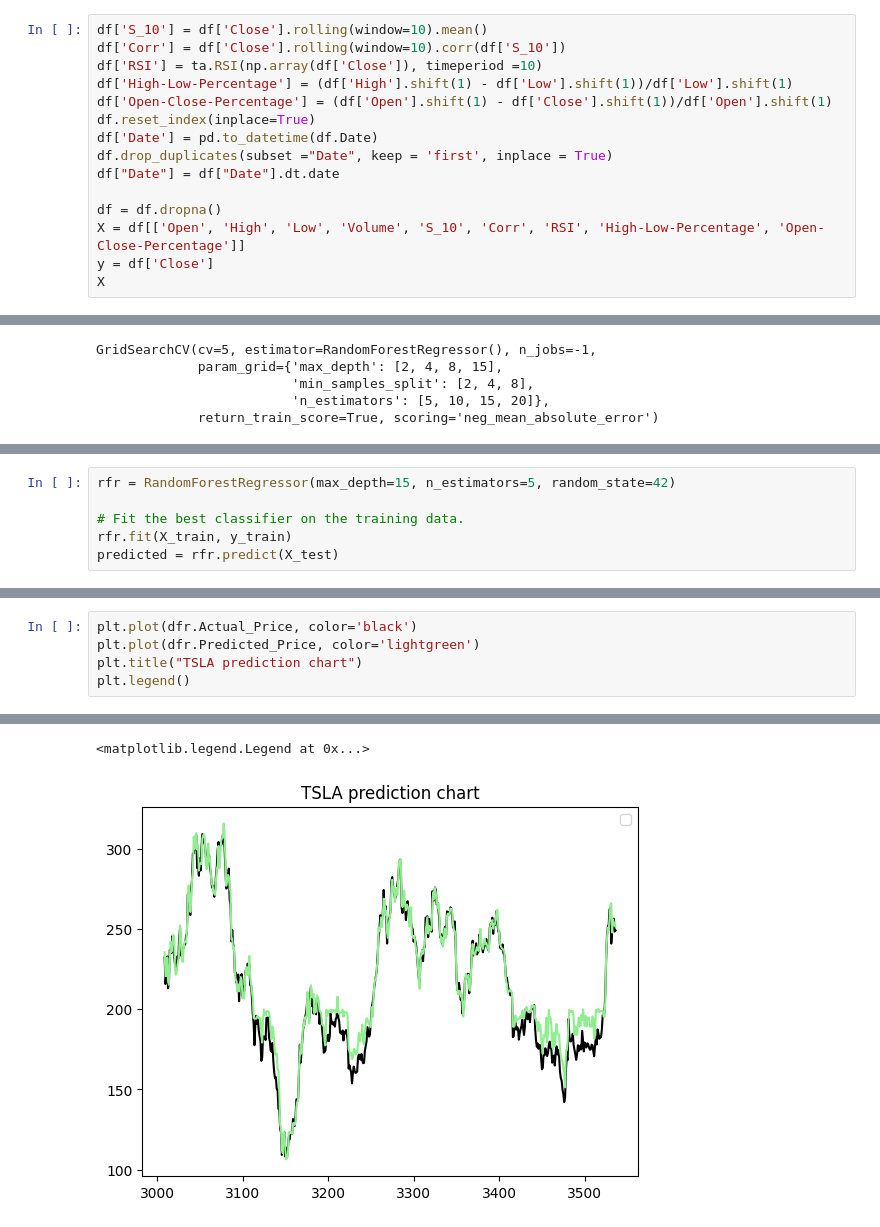
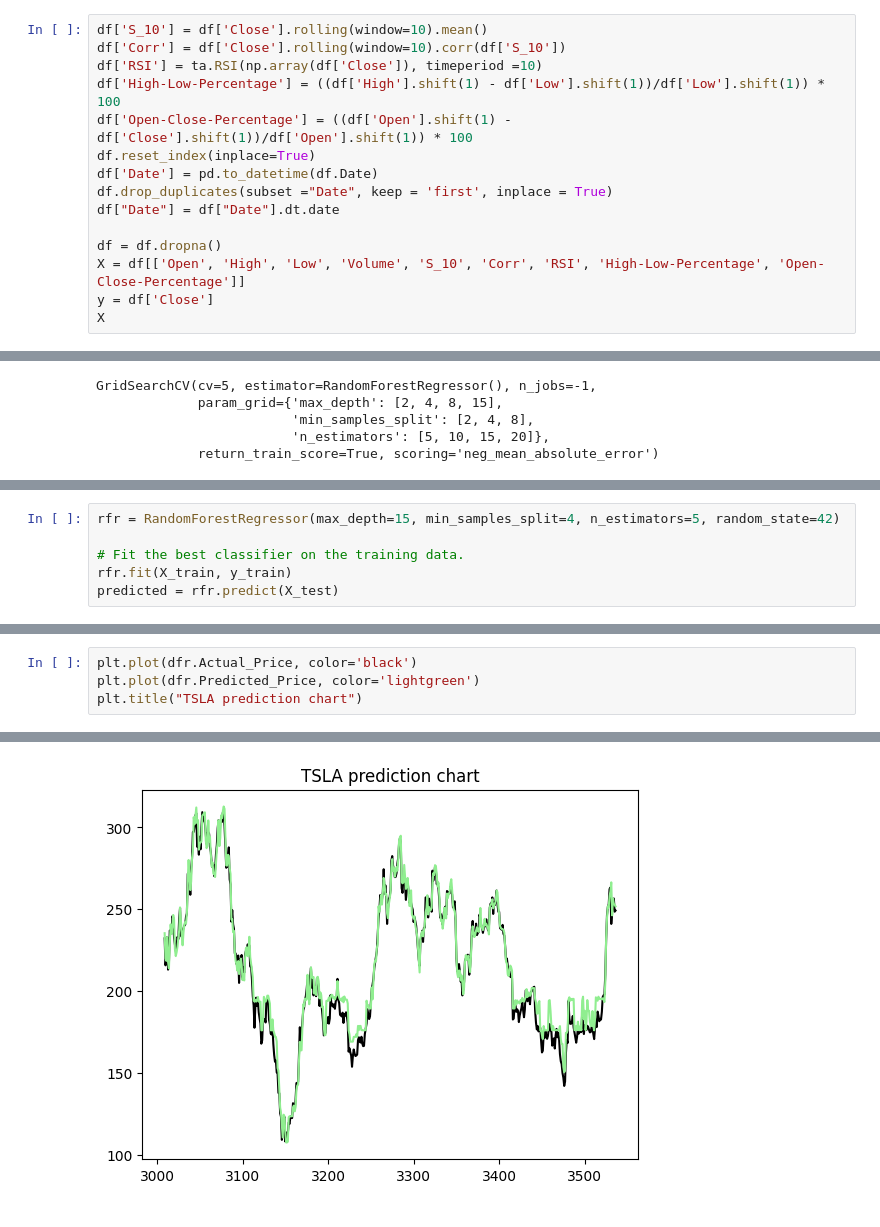
Before and after one commit to na-learning/Stock-Prediction, a Jupyter notebook: Stock_prediction_random_forest.ipynb, the cells around one changed output, grey strips where cells are left out. Drawn from its saved outputs; the diff is of its cells as text.

```diff
--- a/Stock_prediction_random_forest.ipynb
+++ b/Stock_prediction_random_forest.ipynb
@@ -61,8 +61,8 @@ df
 df['S_10'] = df['Close'].rolling(window=10).mean()
 df['Corr'] = df['Close'].rolling(window=10).corr(df['S_10'])
 df['RSI'] = ta.RSI(np.array(df['Close']), timeperiod =10)
-df['High-Low-Percentage'] = (df['High'].shift(1) - df['Low'].shift(1))/df['Low'].shift(1)
-df['Open-Close-Percentage'] = (df['Open'].shift(1) - df['Close'].shift(1))/df['Open'].shift(1)
+df['High-Low-Percentage'] = ((df['High'].shift(1) - df['Low'].shift(1))/df['Low'].shift(1)) * 100
+df['Open-Close-Percentage'] = ((df['Open'].shift(1) - df['Close'].shift(1))/df['Open'].shift(1)) * 100
 df.reset_index(inplace=True)
 df['Date'] = pd.to_datetime(df.Date)
 df.drop_duplicates(subset ="Date", keep = 'first', inplace = True)
@@ -139,5 +139,5 @@ Best Estimator:  RandomForestRegressor(max_depth=15, n_estimators=15)
 # %%
-rfr = RandomForestRegressor(max_depth=15, n_estimators=5, random_state=42)
+rfr = RandomForestRegressor(max_depth=15, min_samples_split=4, n_estimators=5, random_state=42)
 
 # Fit the best classifier on the training data.
 rfr.fit(X_train, y_train)
@@ -178,5 +178,4 @@ plt.show()
 plt.plot(dfr.Actual_Price, color='black')
 plt.plot(dfr.Predicted_Price, color='lightgreen')
 plt.title("TSLA prediction chart")
-plt.legend()
 # %% [output]
@@ -184,2 +183 @@ WARNING:matplotlib.legend:No artists with labels found to put in legend.  Note t
-<matplotlib.legend.Legend at 0x...>
-[figure, old version]
+[figure, new version]
```
Also changed, not shown: parts of 7 cells of this notebook.
